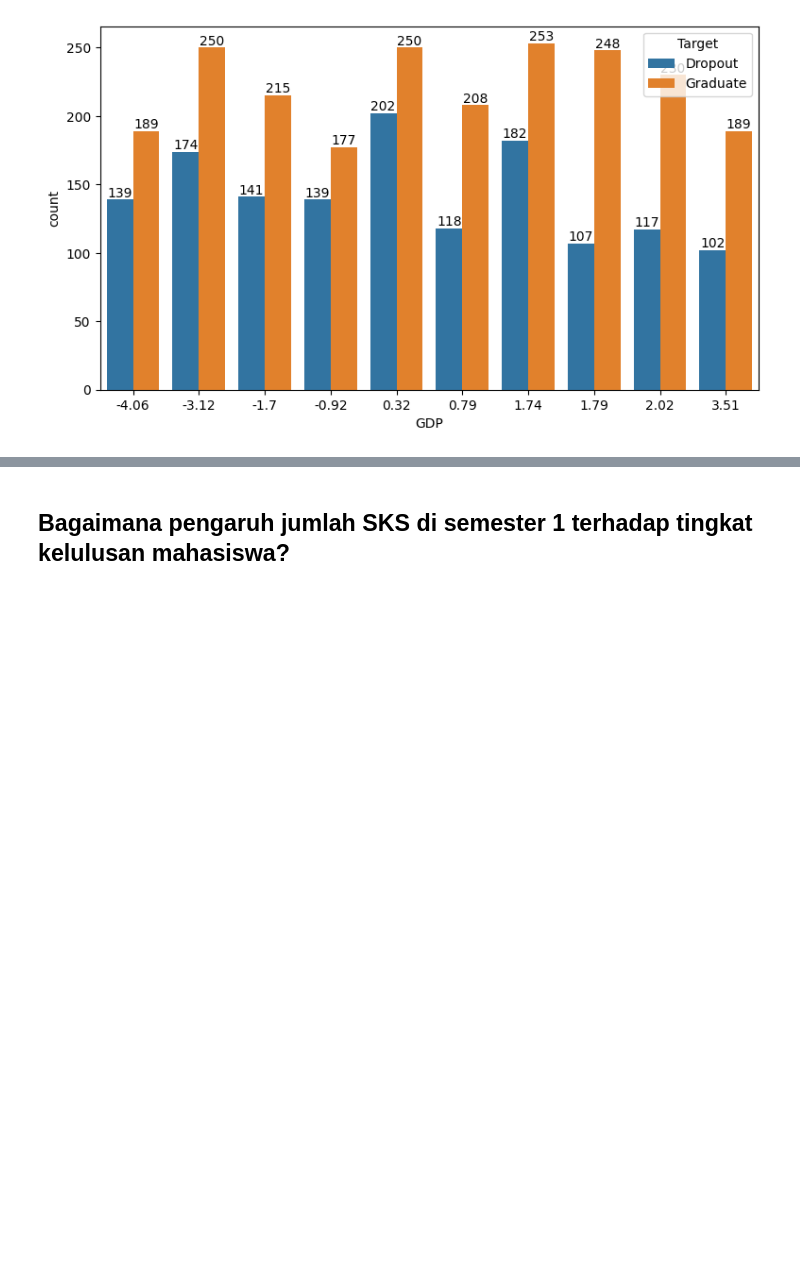
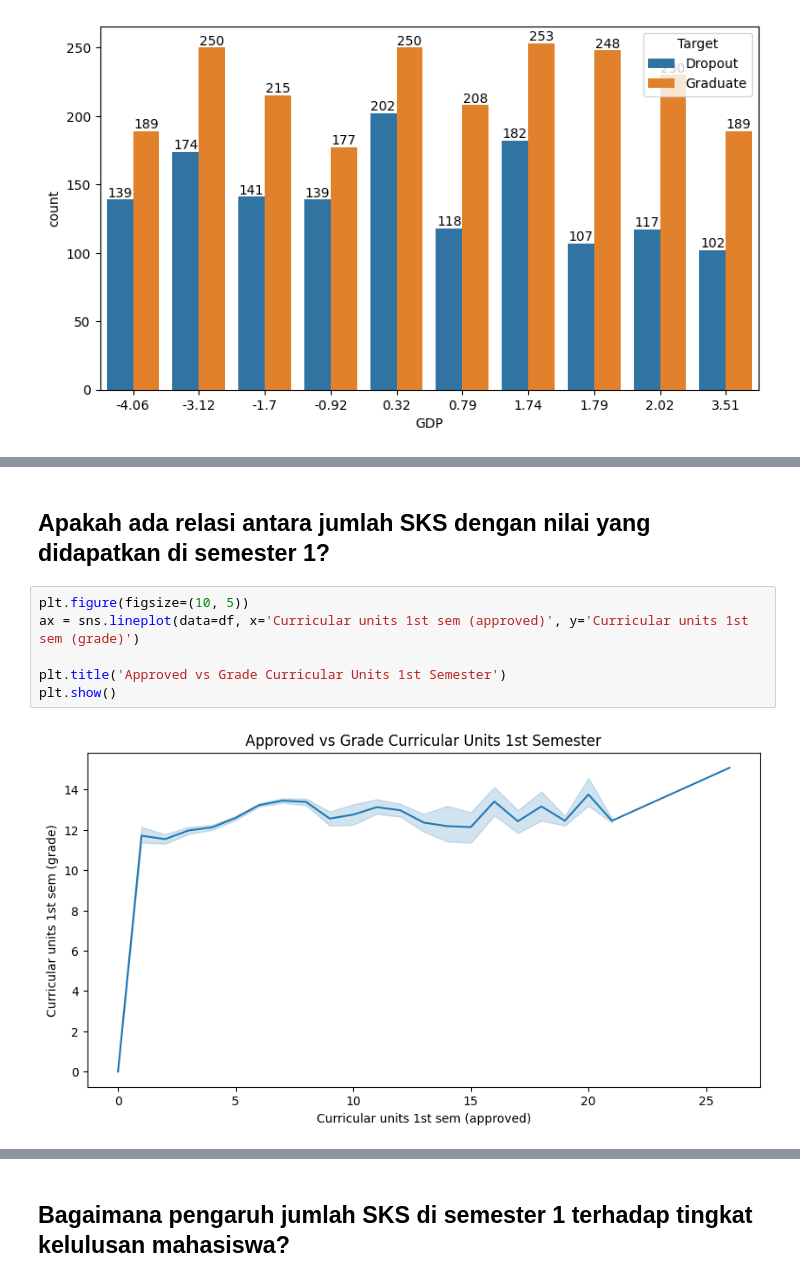
Before and after one commit to NandoAACF/Student-Dropout-Prediction, a Jupyter notebook: EDA_Notebook.ipynb, the cells around one changed output, grey strips where cells are left out. Drawn from its saved outputs; the diff is of its cells as text; blank space fills up the shorter version.

```diff
--- a/EDA_Notebook.ipynb
+++ b/EDA_Notebook.ipynb
@@ -161,0 +195,10 @@ plt.show()
+# %% [markdown]
+## **Apakah ada relasi antara jumlah SKS dengan nilai yang didapatkan di semester 1?**
+# %%
+plt.figure(figsize=(10, 5))
+ax = sns.lineplot(data=df, x='Curricular units 1st sem (approved)', y='Curricular units 1st sem (grade)')
+
+plt.title('Approved vs Grade Curricular Units 1st Semester')
+plt.show()
+# %% [output]
+[figure, added]
```
Also changed, not shown: parts of 36 cells of this notebook, 2 other files.
